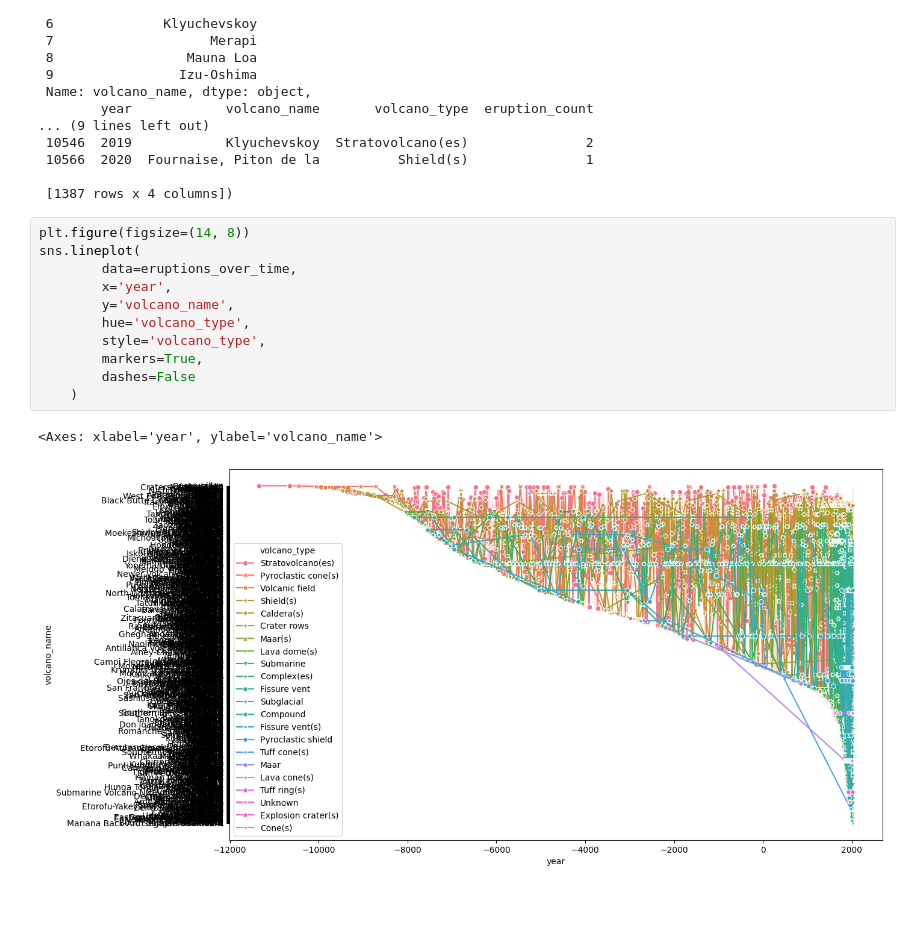
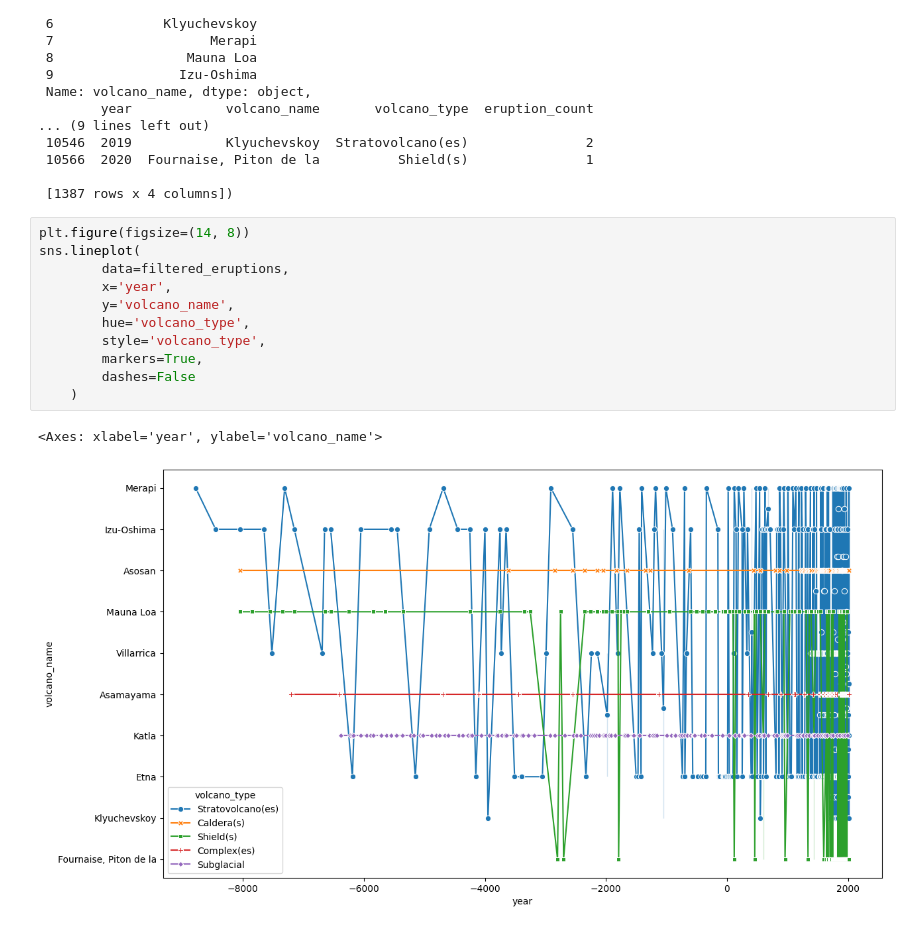
Before and after one commit to veronicadeleonh/earthquakes-volcanoes, a Jupyter notebook: dev-notebooks/volcano-cleaning.ipynb, the cells around one changed output. Cells and saved outputs as stored; diff of their text form; blank space fills up the shorter version.

Commit message:
update: volcano page visualizations

```diff
--- a/dev-notebooks/volcano-cleaning.ipynb
+++ b/dev-notebooks/volcano-cleaning.ipynb
@@ -607,14 +621,14 @@ top_10_volcanoes, filtered_eruptions
 # %%
 plt.figure(figsize=(14, 8))
 sns.lineplot(
-        data=eruptions_over_time,
+        data=filtered_eruptions,
         x='year',
         y='volcano_name',
         hue='volcano_type',
         style='volcano_type',
         markers=True,
         dashes=False
     )
 # %% [output]
 <Axes: xlabel='year', ylabel='volcano_name'>
-[figure, old version]
+[figure, new version]
```
Also changed, not shown: parts of 3 cells of this notebook, 2 other files.
